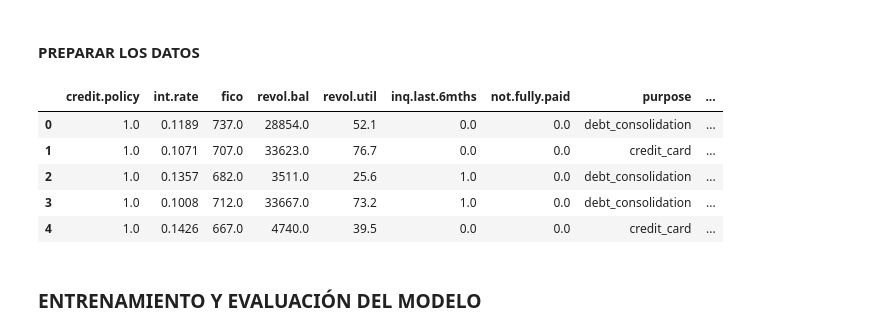
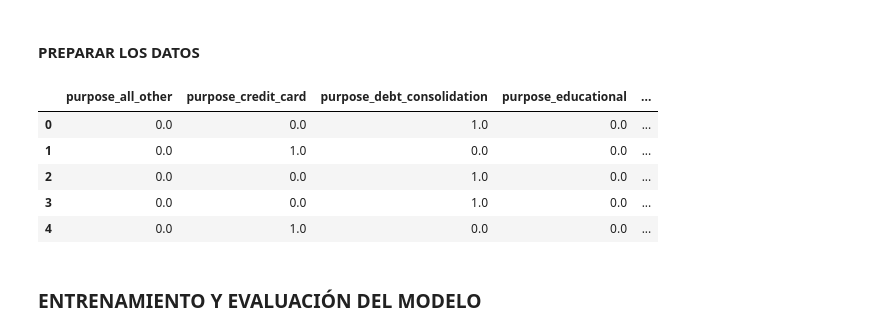
Before and after one commit to Mario-Lopez-Gonzalez/Python_clase, a Jupyter notebook: SAPA/Ejercicios/2_8Ejercicios.ipynb, the cells around one changed output. Drawn from its saved outputs; the diff is of its cells as text; code cells hidden in the pictures.

Commit message:
Arreglado pipeline

```diff
--- a/SAPA/Ejercicios/2_8Ejercicios.ipynb
+++ b/SAPA/Ejercicios/2_8Ejercicios.ipynb
@@ -191,32 +188,38 @@ X_train, X_test, y_train, y_test = train_test_split(X, y, test_size=0.2, random_
 # %%
 from sklearn.pipeline import FunctionTransformer
 
 # Definimos las columnas numéricas y categóricas automáticamente
 numeric_features = loan_data_clean.select_dtypes(include=[np.number]).columns.tolist()
 categorical_features = loan_data_clean.select_dtypes(include=['object', 'category']).columns.tolist()
+
+# Removemos 'purpose' de las características categóricas generales ya que se codificará por separado
+categorical_features = [col for col in categorical_features if col != 'purpose']
+
+# Removemos 'not.fully.paid' de las características numericas porque causa error al crear la columna de nuevo en la pipeline
+numeric_features = [col for col in categorical_features if col != 'not.fully.paid']
 
 preprocessing = ColumnTransformer(
     [
         ('num_imputer', SimpleImputer(strategy='mean'), numeric_features), # Rellenamos con la media todos los valores numericos vacios
         ('cat_imputer', SimpleImputer(strategy='most_frequent'), categorical_features), # Rellenamos con la moda todos los valores categoricos vacios
         ('purpose', OneHotEncoder(sparse_output=False, handle_unknown='ignore'), ['purpose']) # Pasamos la categoria a columnas numericas
     ],
     remainder='passthrough',
     verbose_feature_names_out=False
 )
 preprocessing
-loan_data_clean_copy = loan_data_clean.copy
+loan_data_clean_copy = loan_data_clean.copy()
 df_test = preprocessing.fit_transform(loan_data_clean)
 column_names = preprocessing.get_feature_names_out()
 df_test = pd.DataFrame(df_test, columns=column_names)
 df_test.head()
 # %% [output]
-|  | credit.policy | int.rate | fico | revol.bal | revol.util | inq.last.6mths | not.fully.paid | purpose | ... |
-| 0 | 1.0 | 0.1189 | 737.0 | 28854.0 | 52.1 | 0.0 | 0.0 | debt_consolidation | ... |
-| 1 | 1.0 | 0.1071 | 707.0 | 33623.0 | 76.7 | 0.0 | 0.0 | credit_card | ... |
-| 2 | 1.0 | 0.1357 | 682.0 | 3511.0 | 25.6 | 1.0 | 0.0 | debt_consolidation | ... |
-| 3 | 1.0 | 0.1008 | 712.0 | 33667.0 | 73.2 | 1.0 | 0.0 | debt_consolidation | ... |
-| 4 | 1.0 | 0.1426 | 667.0 | 4740.0 | 39.5 | 0.0 | 0.0 | credit_card | ... |
+|  | purpose_all_other | purpose_credit_card | purpose_debt_consolidation | purpose_educational | ... |
+| 0 | 0.0 | 0.0 | 1.0 | 0.0 | ... |
+| 1 | 0.0 | 1.0 | 0.0 | 0.0 | ... |
+| 2 | 0.0 | 0.0 | 1.0 | 0.0 | ... |
+| 3 | 0.0 | 0.0 | 1.0 | 0.0 | ... |
+| 4 | 0.0 | 1.0 | 0.0 | 0.0 | ... |
 # %% [markdown]
 ### ENTRENAMIENTO Y EVALUACIÓN DEL MODELO
 # %% [markdown]
```
Also changed, not shown: parts of 2 cells of this notebook.
